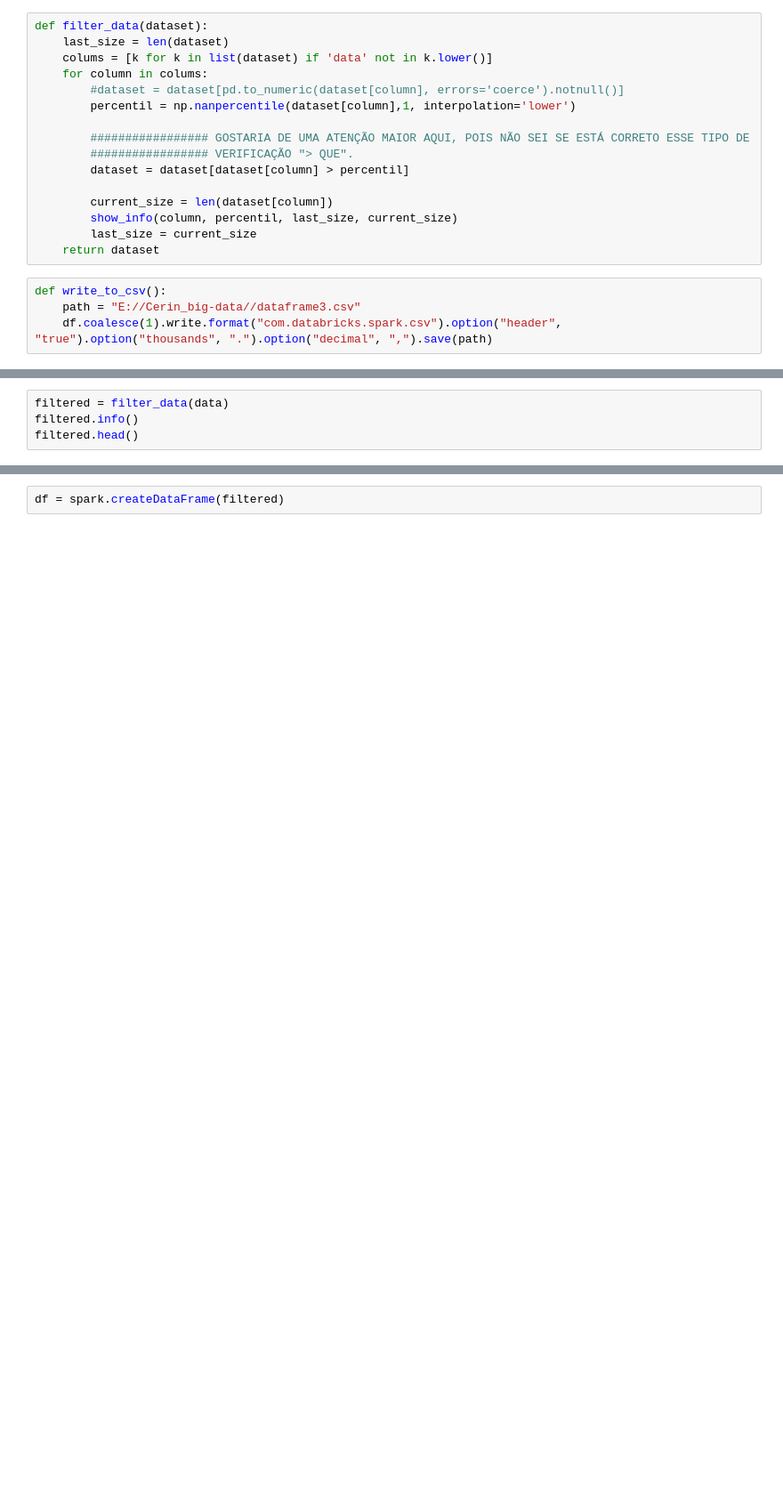
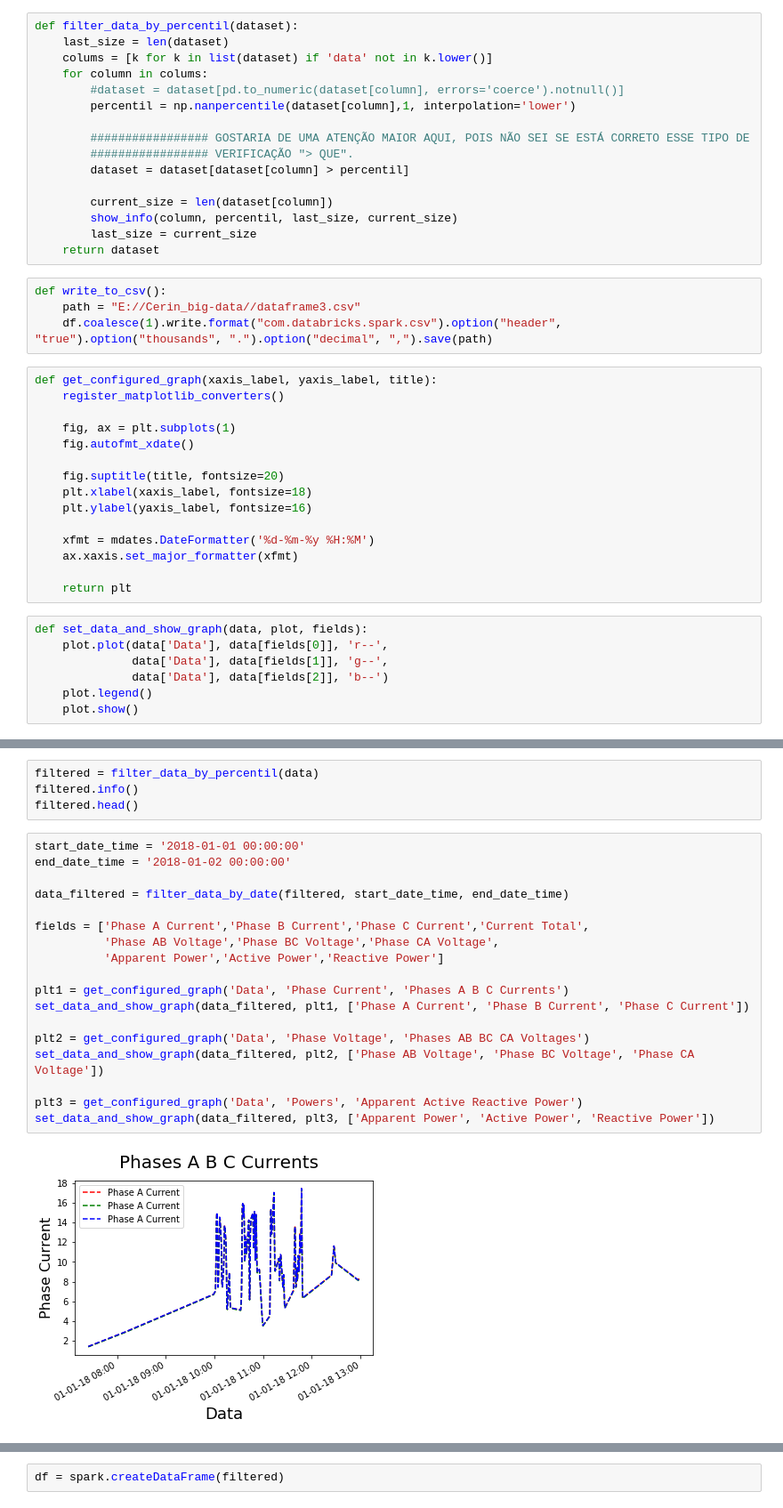
Before and after one commit to hannelita/big-data-unifei, a Jupyter notebook: data_import/excel_importer.ipynb, the cells around one changed output, grey strips where cells are left out. Shown: that part at 89% size. Drawn from its saved outputs; the diff is of its cells as text; blank space fills up the shorter version.

```diff
--- a/data_import/excel_importer.ipynb
+++ b/data_import/excel_importer.ipynb
@@ -28,5 +34,5 @@ def show_info(column, percentil, last_size , current_size):
 # %%
-def filter_data(dataset):
+def filter_data_by_percentil(dataset):
     last_size = len(dataset)
     colums = [k for k in list(dataset) if 'data' not in k.lower()]
     for column in colums:
@@ -45,6 +51,28 @@ def filter_data(dataset):
 def write_to_csv():
     path = "E://Cerin_big-data//dataframe3.csv"
     df.coalesce(1).write.format("com.databricks.spark.csv").option("header", "true").option("thousands", ".").option("decimal", ",").save(path)
+# %%
+def get_configured_graph(xaxis_label, yaxis_label, title):
+    register_matplotlib_converters()
+
+    fig, ax = plt.subplots(1)
+    fig.autofmt_xdate()
+
+    fig.suptitle(title, fontsize=20)
+    plt.xlabel(xaxis_label, fontsize=18)
+    plt.ylabel(yaxis_label, fontsize=16)
+
+    xfmt = mdates.DateFormatter('%d-%m-%y %H:%M')
+    ax.xaxis.set_major_formatter(xfmt)
+
+    return plt
+# %%
+def set_data_and_show_graph(data, plot, fields):
+    plot.plot(data['Data'], data[fields[0]], 'r--',
+              data['Data'], data[fields[1]], 'g--',
+              data['Data'], data[fields[2]], 'b--')
+    plot.legend()
+    plot.show()
 # %%
 data = import_file()
 data.info()
@@ -76,4 +80,24 @@ memory usage: 25.1 MB
 # %%
-filtered = filter_data(data)
+filtered = filter_data_by_percentil(data)
 filtered.info()
 filtered.head()
+# %%
+start_date_time = '2018-01-01 00:00:00'
+end_date_time = '2018-01-02 00:00:00'
+
+data_filtered = filter_data_by_date(filtered, start_date_time, end_date_time)
+
+fields = ['Phase A Current','Phase B Current','Phase C Current','Current Total',
+          'Phase AB Voltage','Phase BC Voltage','Phase CA Voltage',
+          'Apparent Power','Active Power','Reactive Power']
+
+plt1 = get_configured_graph('Data', 'Phase Current', 'Phases A B C Currents')
+set_data_and_show_graph(data_filtered, plt1, ['Phase A Current', 'Phase B Current', 'Phase C Current'])
+
+plt2 = get_configured_graph('Data', 'Phase Voltage', 'Phases AB BC CA Voltages')
+set_data_and_show_graph(data_filtered, plt2, ['Phase AB Voltage', 'Phase BC Voltage', 'Phase CA Voltage'])
+
+plt3 = get_configured_graph('Data', 'Powers', 'Apparent Active Reactive Power')
+set_data_and_show_graph(data_filtered, plt3, ['Apparent Power', 'Active Power', 'Reactive Power'])
+# %% [output]
+[figure, added]
```
Also changed, not shown: parts of 8 cells of this notebook.
